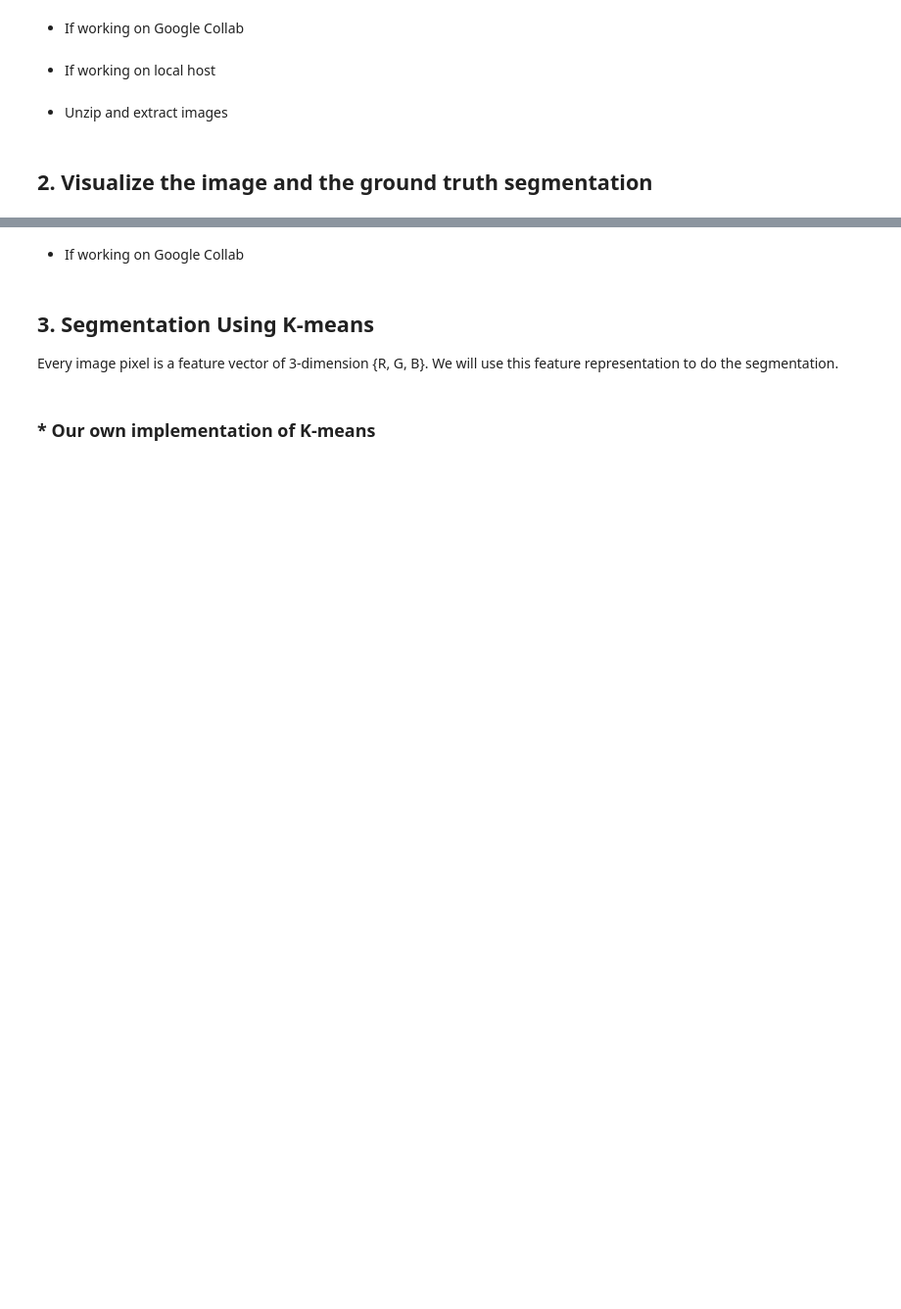
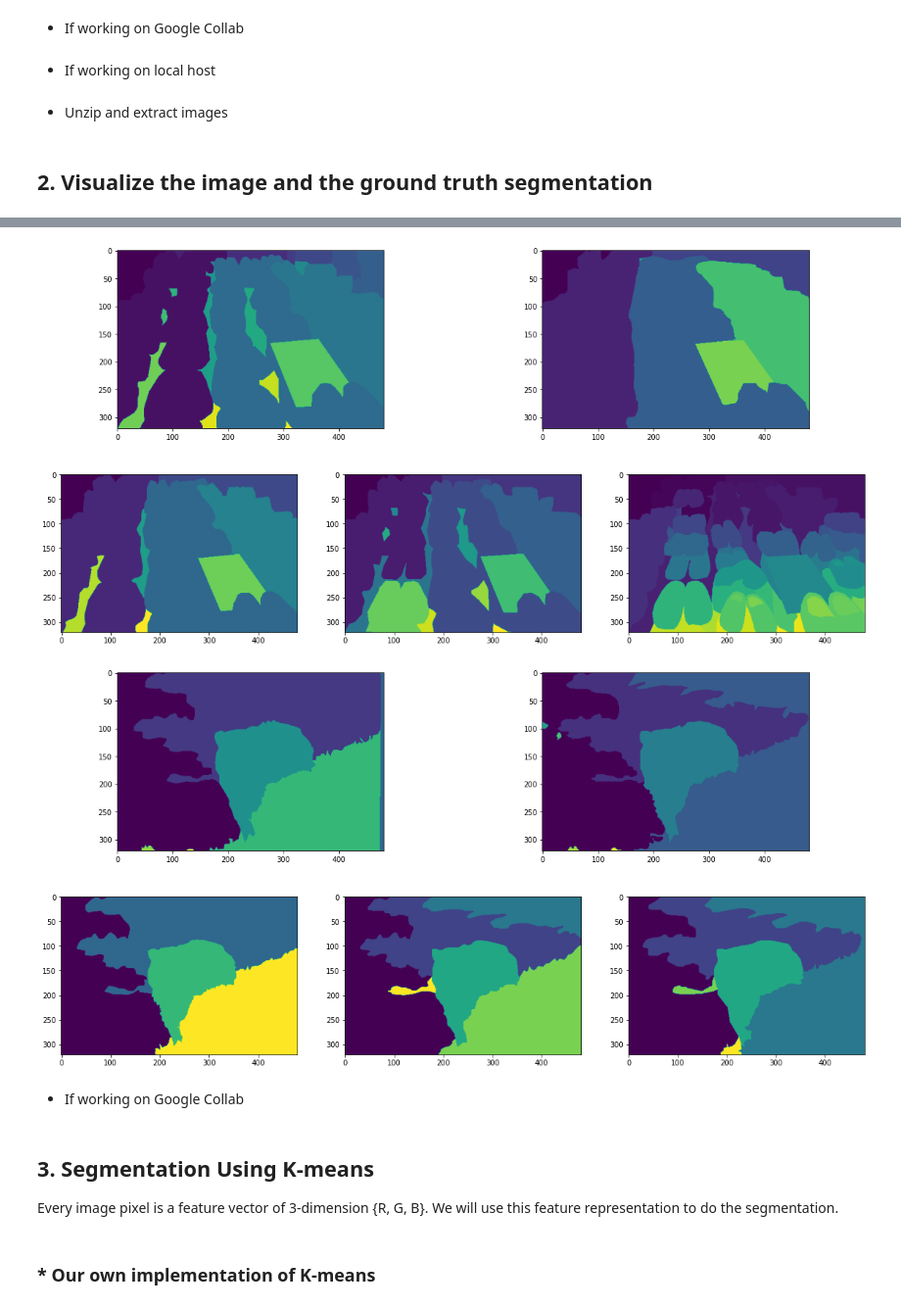
Before and after one commit to IngyBadawi/Image-Segmentation, a Jupyter notebook: Assignment_2.ipynb, the cells around one changed output, grey strips where cells are left out. Shown at 98% size. Drawn from its saved outputs; the diff is of its cells as text; code cells hidden in the pictures; blank space fills up the shorter version.

Commit message:
Function that generates ground truth only image added

```diff
--- a/Assignment_2.ipynb
+++ b/Assignment_2.ipynb
@@ -94,10 +98,18 @@ gt_train = sorted(glob.glob("BSR/BSDS500/data/groundTruth/train/**/*.mat", recur
 #Get the ground-truth for testing
 gt_test = sorted(glob.glob("BSR/BSDS500/data/groundTruth/test/**/*.mat", recursive=True))
 gt_test = gt_test[0:50]
+# %%
+# A utility function that returns the datasets corresponding to the given the dataset name
+def get_datasets(dataset_name):
+  if dataset_name == "TRAIN":
+    return train, gt_train
+  if dataset_name == "TEST":
+    return test, gt_test
 # %% [markdown]
 ## 2. Visualize the image and the ground truth segmentation
 # %%
-def get_ground_truth_images(index, dataset):
+# A function that returns an array of ground truth images for a given index in a given dataset
+def get_ground_truth_images_array(index, dataset):
 
   # Loading the ground truth images from the corresponding .mat file
   ground_truth_img = scipy.io.loadmat(dataset[index])
@@ -115,22 +162,21 @@ def get_ground_truth_images(index, dataset):
 # %%
-def visualize_image(index, dataset):
-  my_path = '/content/output/Ground-Truth' # Defining the path to save the images later
-  my_file = str(dataset).lower() + ' ' + str(index) + ' visualization' # Defining the file name to save the images later
-  fig, axarr = plt.subplots(2,3,figsize=(20, 10))
+# A function that visualizes an image in a given dataset along with its ground truth images
+def visualize_image(index, dataset_name):
+
+  # Specifying path and file name to save it later
+  my_path = '/content/output/Ground-Truth'
+  my_file = str(dataset_name).lower() + ' ' + str(index) + ' visualization'
 
   # Specifying which dataset to use depending on the parameter 'dataset' sent to the function
-  if dataset == "TRAIN":
-    normal_dataset = train
-    gt_dataset = gt_train
-  if dataset == "TEST":
-    normal_dataset = test
-    gt_dataset = gt_test
+  normal_dataset, gt_dataset = get_datasets(dataset_name)
+
+  fig, axarr = plt.subplots(2,3,figsize=(20, 10))
 
   images = [] # A list to store the image and its ground truth segmentation to use it in plotting them
   normal_img = image.imread(normal_dataset[index])
 
   images.append(normal_img)
-  gt_images = get_ground_truth_images(index, gt_dataset) # Getting the ground truth of the image
+  gt_images = get_ground_truth_images_array(index, gt_dataset) # Getting the ground truth of the image
   images = images + gt_images # Appending them to the list of images to be displayed
 
   # Loop through the list and plot each image
@@ -164,4 +210,16 @@ for i in range(len(randoms)):
 [figure]
+# %%
+# For the comparison part
+f = []
+for i in range(len(randoms)):
+  f.append(get_ground_truth_images(randoms[i], datasets[i & 1]))
+
+# Writing f[i] as is, displays the ith figure
+# but they are displayed automatically when each axis is given the image to show, 'ax.imshow(image)'
+# they are also saved in the Ground-Truth folder with the name 'GT_only_{dataset_name}_{index}'
+# %% [output]
+[figure, added]
+[figure, added]
 # %% [markdown]
 * If working on Google Collab
 # %%
```
Also changed, not shown: parts of 4 cells of this notebook.
